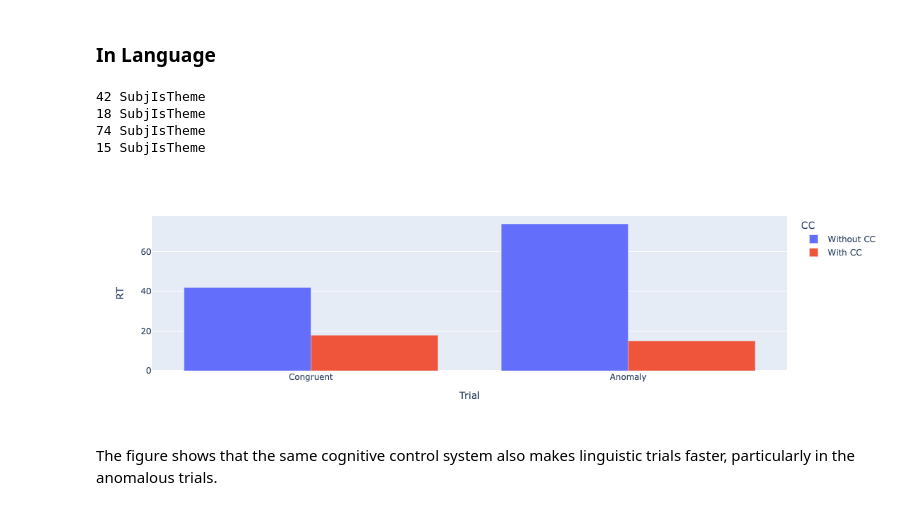
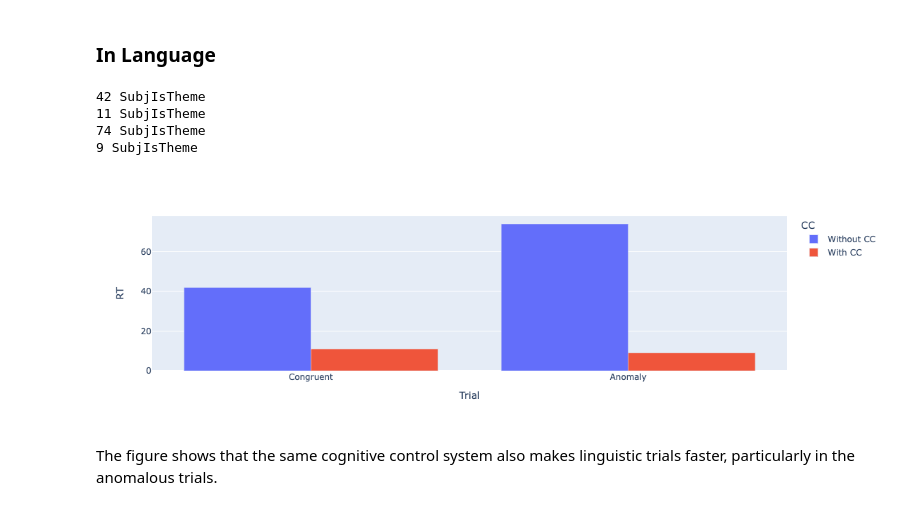
Before and after one commit to NessTal/CognitiveControlModel, a Jupyter notebook: CognitiveControlModel.ipynb, the cells around one changed output. Saved outputs shown, nothing was run; the diff lists cells and outputs as text; code cells hidden in the pictures.

Commit message:
Fixed some bugs, everything works now and graphes identical between notebook & dashboard

```diff
--- a/CognitiveControlModel.ipynb
+++ b/CognitiveControlModel.ipynb
@@ -13,7 +13,7 @@ RepresetationsDecayRate = 0.01           # The number of activation units lost e
 CognitiveControlDecayRate = 0.0000001    # The number of activation units lost every iteration (from each CC node)
 ActivationRate = 0.1                     # The relation between unit activation and the activation it exerts through excitatory connections
 InhibitionRate = 0.1                     # The relation between unit activation and the inhibition it exerts through inhibitory connections
-BiasingMult = 0.000001                   # The relation between Biasing unit activation level and how strongly it activates Stroop/Lang high-level nodes (in proportion to their activation levels)
+BiasingMult = 0.01                        # The relation between Biasing unit activation level and how strongly it activates Stroop/Lang high-level nodes (in proportion to their activation levels)
 
 ## Simulation parameters
 max_iter = 10000                         # Maximum number of iterations (per trial)
@@ -40,10 +40,10 @@ class CognitiveControl(object):
     def Update(self,LingKnow,Stoop):
         # increase CM activity based on the relative ratio between SubjIsAgent & SubjIsTheme
         if LingKnow.SubjIsAgent+LingKnow.SubjIsTheme > 0:
-            self.ConflictMonitoring += ActivationRate*1/(abs(LingKnow.SubjIsAgent-LingKnow.SubjIsTheme)/statistics.mean([LingKnow.SubjIsAgent,LingKnow.SubjIsTheme]))
+            self.ConflictMonitoring += ActivationRate*10/(abs(LingKnow.SubjIsAgent-LingKnow.SubjIsTheme)/statistics.mean([LingKnow.SubjIsAgent,LingKnow.SubjIsTheme]))
         # increase CM activity based on the relative ratio between Blue & Red
         if Stroop.Blue+Stroop.Red > 0:
-            self.ConflictMonitoring += ActivationRate*1/(abs(Stroop.Blue-Stroop.Red)/statistics.mean([Stroop.Blue,Stroop.Red]))
+            self.ConflictMonitoring += ActivationRate*10/(abs(Stroop.Blue-Stroop.Red)/statistics.mean([Stroop.Blue,Stroop.Red]))
         # increase B activation based on CM activation
         self.Biasing += ActivationRate*self.ConflictMonitoring
         # decay
@@ -355,6 +355,8 @@ The figure shows that cognitive control makes trials faster, particularly in inc
 # %%
 def CreateFig_WithWithoutCC_Lang():
     global CogCtrl, LingKnow, Stroop, BiasingMult
+    UserBiasingMult = BiasingMult
+
     # Control sentence trial with BiasingMult = 0
     del CogCtrl, LingKnow, Stroop
     BiasingMult = 0
@@ -364,40 +366,40 @@ def CreateFig_WithWithoutCC_Lang():
 
     # control sentence trial with BiasingMult = 1
     del CogCtrl, LingKnow, Stroop
-    BiasingMult = 1
+    BiasingMult = UserBiasingMult
     i, Winner, CogCtrl, LingKnow, Stroop = RunTrial(CongruentSentence)
     RT_CongLang_WithCC = i
     print(i, Winner)
 
     # Anomalous sentence trial with BiasingMult = 0
     del CogCtrl, LingKnow, Stroop
     BiasingMult = 0
     i, Winner, CogCtrl, LingKnow, Stroop = RunTrial(AnomalousSentence)
     RT_AnomLang_NoCC = i
     print(i, Winner)
 
     # Anomalous sentence trial with BiasingMult = 1
     del CogCtrl, LingKnow, Stroop
-    BiasingMult = 1
+    BiasingMult = UserBiasingMult
     i, Winner, CogCtrl, LingKnow, Stroop = RunTrial(AnomalousSentence)
     RT_AnomLang_WithCC = i
     print(i, Winner)
 
     # Figure
     df = pd.DataFrame({'CC':['Without CC','With CC','Without CC','With CC'],
                        'Trial':['Congruent','Congruent','Anomaly','Anomaly'],
                        'RT':[RT_CongLang_NoCC,RT_CongLang_WithCC,RT_AnomLang_NoCC,RT_AnomLang_WithCC]})
 
     fig = px.bar(df,x='Trial',y='RT',color='CC',barmode="group")
     fig.show()
 
-CreatFig_WithWithoutCC_Lang()
+CreateFig_WithWithoutCC_Lang()
 # %% [output]
 42 SubjIsTheme
-18 SubjIsTheme
+11 SubjIsTheme
 74 SubjIsTheme
-15 SubjIsTheme
+9 SubjIsTheme
-[figure, old version]
+[figure, new version]
 # %% [markdown]
 The figure shows that the same cognitive control system also makes linguistic trials faster, particularly in the anomalous trials.
 # %% [markdown]
```
Also changed, not shown: parts of 2 cells of this notebook, 1 other file.
